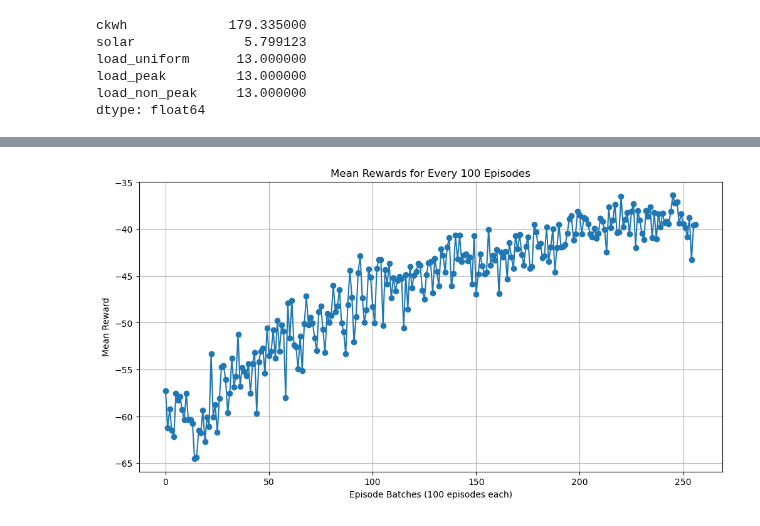
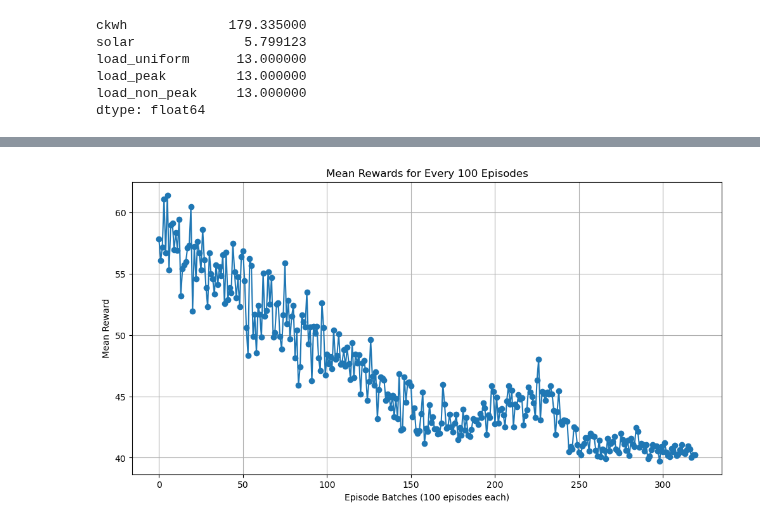
Before and after one commit to auttwitter/DSI-04, a Jupyter notebook: projects/project_capstone/code/06_Reinforcement_Learning.ipynb, the cells around one changed output, grey strips where cells are left out. Saved outputs shown, nothing was run; the diff lists cells and outputs as text; code cells hidden in the pictures.

```diff
--- a/projects/project_capstone/code/06_Reinforcement_Learning.ipynb
+++ b/projects/project_capstone/code/06_Reinforcement_Learning.ipynb
@@ -130,12 +139,14 @@ ld = env['load_peak'].to_list()
 # %%
-# Hyperparameters
-initial_reward = -3
+initial_reward = -3             # Initial reward value
 alpha = 0.1                     # Learning rate
 gamma = 0.99                    # Discount factor
-min_epsilon = 0.01               # Minimum exploration rate
+min_epsilon = 0.01              # Minimum exploration rate
 initial_epsilon = 1             # Initial exploration rate
 decay_rate = 0.999              # Decay rate for epsilon
 num_episodes = 10000            # Number of episodes
 
-initial_battery = 3
+initial_battery = 3             # Initial battery level
 max_battery = 100               # Maximum battery capacity
+
+threshold = 0.001               # Threshold to check convergence of Q-table
+threshold_limit = 9             # Threshold counter limit
@@ -192,9 +224,15 @@ def upd(state, action, next_state, rwd):
 # %%
+# Environment
+ckwh = env['ckwh'].to_list()
+solar = env['solar'].to_list()
+ld = env['load_uniform'].to_list()
+
+Q = {}
 episode_rewards = []
 actions_per_episode = []
 threshold_counter = 0
-threshold_limit = 5
-threshold = 0.001
+
+start_time = time.time()
 
 for episode in range(num_episodes):
     state = (0, initial_battery, initial_battery)
@@ -222,7 +260,14 @@ for episode in range(num_episodes):
     Q_end = sum([value for state_values in Q.values() for value in state_values.values()])
     if abs(Q_beg - Q_end) < threshold:
         threshold_counter += 1
-        print(episode)
     if threshold_counter > threshold_limit:
         break
+
+print(f'Training time: {time.time() - start_time:.2f} seconds.')
+print(f'Q-table converges after {episode:,d} episodes.')
+print(f'The best reward is {max(episode_rewards):.2f} cents.')
+
+episode_rewards_uniform = episode_rewards
+actions_per_episode_uniform = actions_per_episode
+Q_uniform = Q
 # %% [output]
@@ -235,22 +404,22 @@ for episode in range(num_episodes):
 # %%
 import numpy as np
 import matplotlib.pyplot as plt
 
 # Example data: Replace this with your actual episode_rewards data
 
 
 # Calculate means for every 100 episodes
-mean_rewards = [np.mean(episode_rewards[i:i+10]) for i in range(0, len(episode_rewards), 10)]
+mean_rewards = [-np.mean(episode_rewards_non_peak[i:i+10]) for i in range(0, len(episode_rewards_non_peak), 10)]
 
 # Plot the mean rewards
 plt.figure(figsize=(12, 6))
 plt.plot(mean_rewards, marker='o')
 
 # Adding labels and title
 plt.xlabel('Episode Batches (100 episodes each)')
 plt.ylabel('Mean Reward')
 plt.title('Mean Rewards for Every 100 Episodes')
 plt.grid(True)
 plt.show()
 # %% [output]
-[figure, old version]
+[figure, new version]
```
Also changed, not shown: parts of 22 cells of this notebook, 1 other file.
